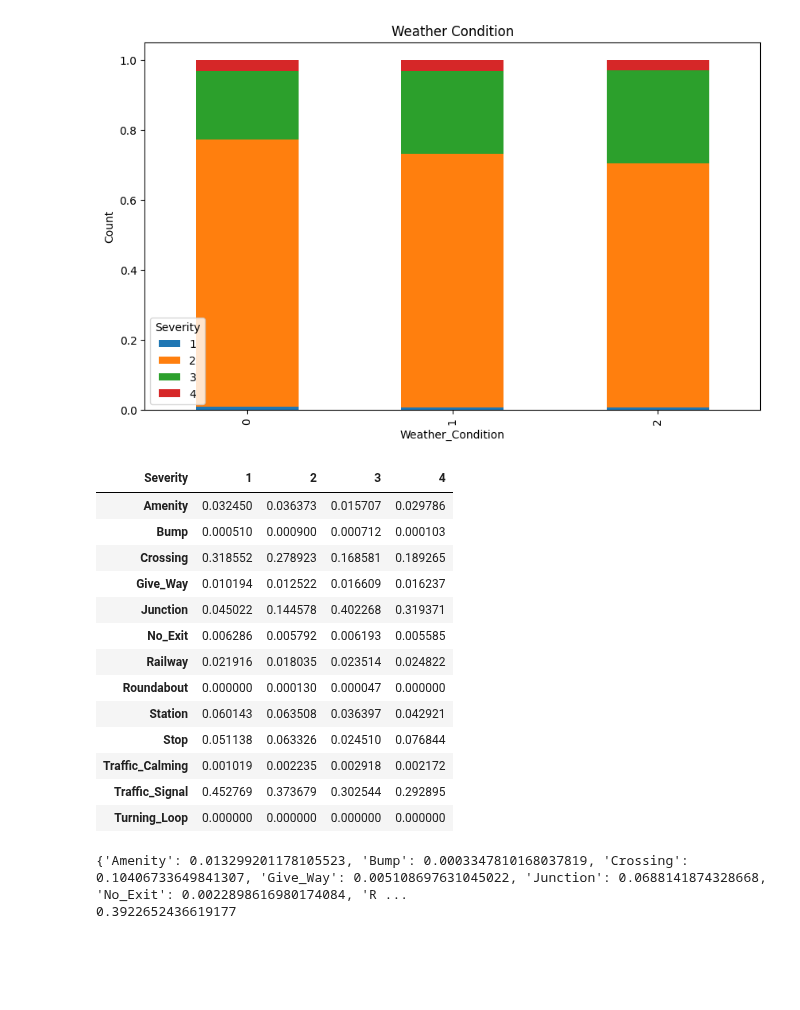
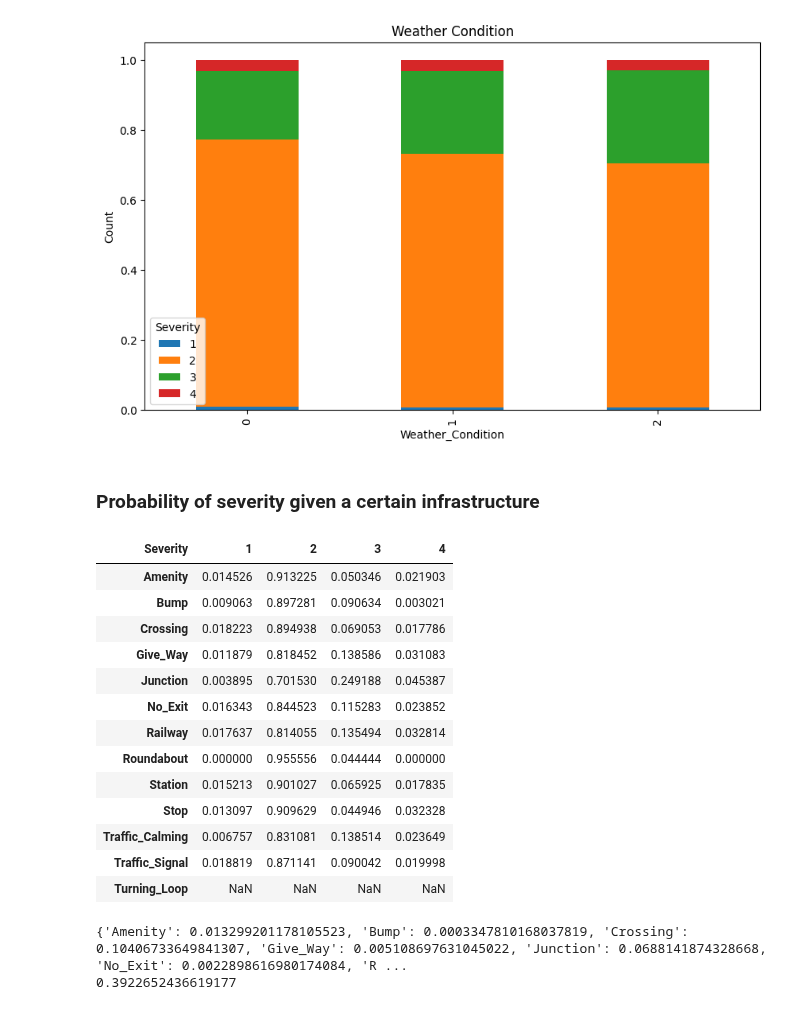
Before and after one commit to fletchmur/car-accidents, a Jupyter notebook: basic_analysis.ipynb, the cells around one changed output. Drawn from its saved outputs; the diff is of its cells as text; code cells hidden in the pictures; blank space fills up the shorter version.

```diff
--- a/basic_analysis.ipynb
+++ b/basic_analysis.ipynb
@@ -113,36 +113,38 @@ Weather_Condition
 1                  0.006577  0.724937  0.235423  0.033063
 2                  0.007252  0.696100  0.266268  0.030380
 [figure]
+# %% [markdown]
+### Probability of severity given a certain infrastructure
 # %%
 features = ['Amenity', 'Bump', 'Crossing', 'Give_Way', 'Junction',
             'No_Exit', 'Railway', 'Roundabout', 'Station', 'Stop',
             'Traffic_Calming', 'Traffic_Signal', 'Turning_Loop']
 
 summary_df = (
     data
     .groupby("Severity")[features]
     .sum()
     .T
 )
 
 summary_df = summary_df[[1, 2, 3, 4]]
-summary_df = summary_df
+summary_df = summary_df.div(summary_df.sum(axis=1), axis=0)
 summary_df
 # %% [output]
 | Severity | 1 | 2 | 3 | 4 |
-| Amenity | 0.032450 | 0.036373 | 0.015707 | 0.029786 |
-| Bump | 0.000510 | 0.000900 | 0.000712 | 0.000103 |
-| Crossing | 0.318552 | 0.278923 | 0.168581 | 0.189265 |
-| Give_Way | 0.010194 | 0.012522 | 0.016609 | 0.016237 |
-| Junction | 0.045022 | 0.144578 | 0.402268 | 0.319371 |
-| No_Exit | 0.006286 | 0.005792 | 0.006193 | 0.005585 |
-| Railway | 0.021916 | 0.018035 | 0.023514 | 0.024822 |
-| Roundabout | 0.000000 | 0.000130 | 0.000047 | 0.000000 |
-| Station | 0.060143 | 0.063508 | 0.036397 | 0.042921 |
-| Stop | 0.051138 | 0.063326 | 0.024510 | 0.076844 |
-| Traffic_Calming | 0.001019 | 0.002235 | 0.002918 | 0.002172 |
-| Traffic_Signal | 0.452769 | 0.373679 | 0.302544 | 0.292895 |
-| Turning_Loop | 0.000000 | 0.000000 | 0.000000 | 0.000000 |
+| Amenity | 0.014526 | 0.913225 | 0.050346 | 0.021903 |
+| Bump | 0.009063 | 0.897281 | 0.090634 | 0.003021 |
+| Crossing | 0.018223 | 0.894938 | 0.069053 | 0.017786 |
+| Give_Way | 0.011879 | 0.818452 | 0.138586 | 0.031083 |
+| Junction | 0.003895 | 0.701530 | 0.249188 | 0.045387 |
+| No_Exit | 0.016343 | 0.844523 | 0.115283 | 0.023852 |
+| Railway | 0.017637 | 0.814055 | 0.135494 | 0.032814 |
+| Roundabout | 0.000000 | 0.955556 | 0.044444 | 0.000000 |
+| Station | 0.015213 | 0.901027 | 0.065925 | 0.017835 |
+| Stop | 0.013097 | 0.909629 | 0.044946 | 0.032328 |
+| Traffic_Calming | 0.006757 | 0.831081 | 0.138514 | 0.023649 |
+| Traffic_Signal | 0.018819 | 0.871141 | 0.090042 | 0.019998 |
+| Turning_Loop | NaN | NaN | NaN | NaN |
 # %%
 features = ['Amenity', 'Bump', 'Crossing', 'Give_Way', 'Junction',
             'No_Exit', 'Railway', 'Roundabout', 'Station', 'Stop',
```
